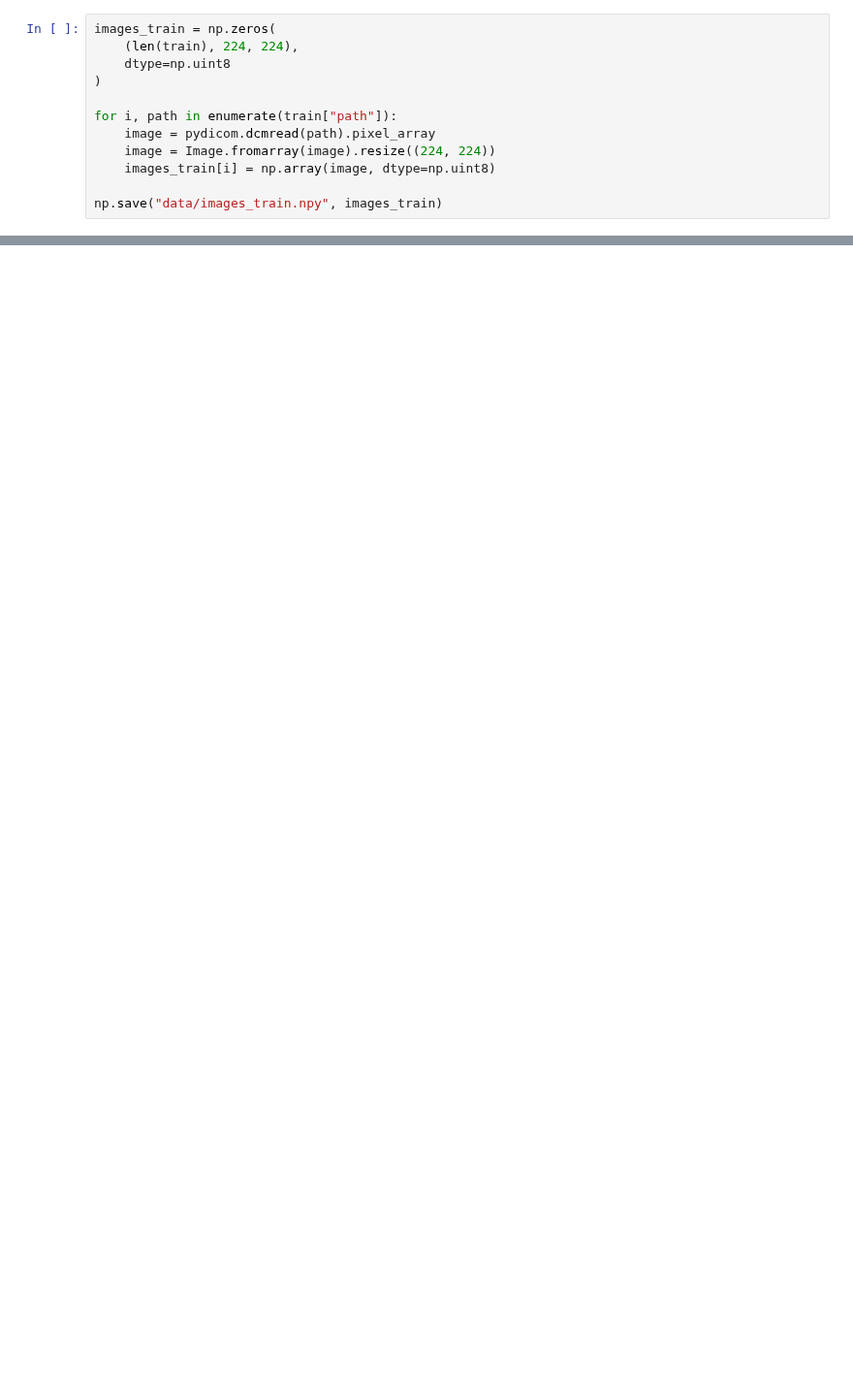
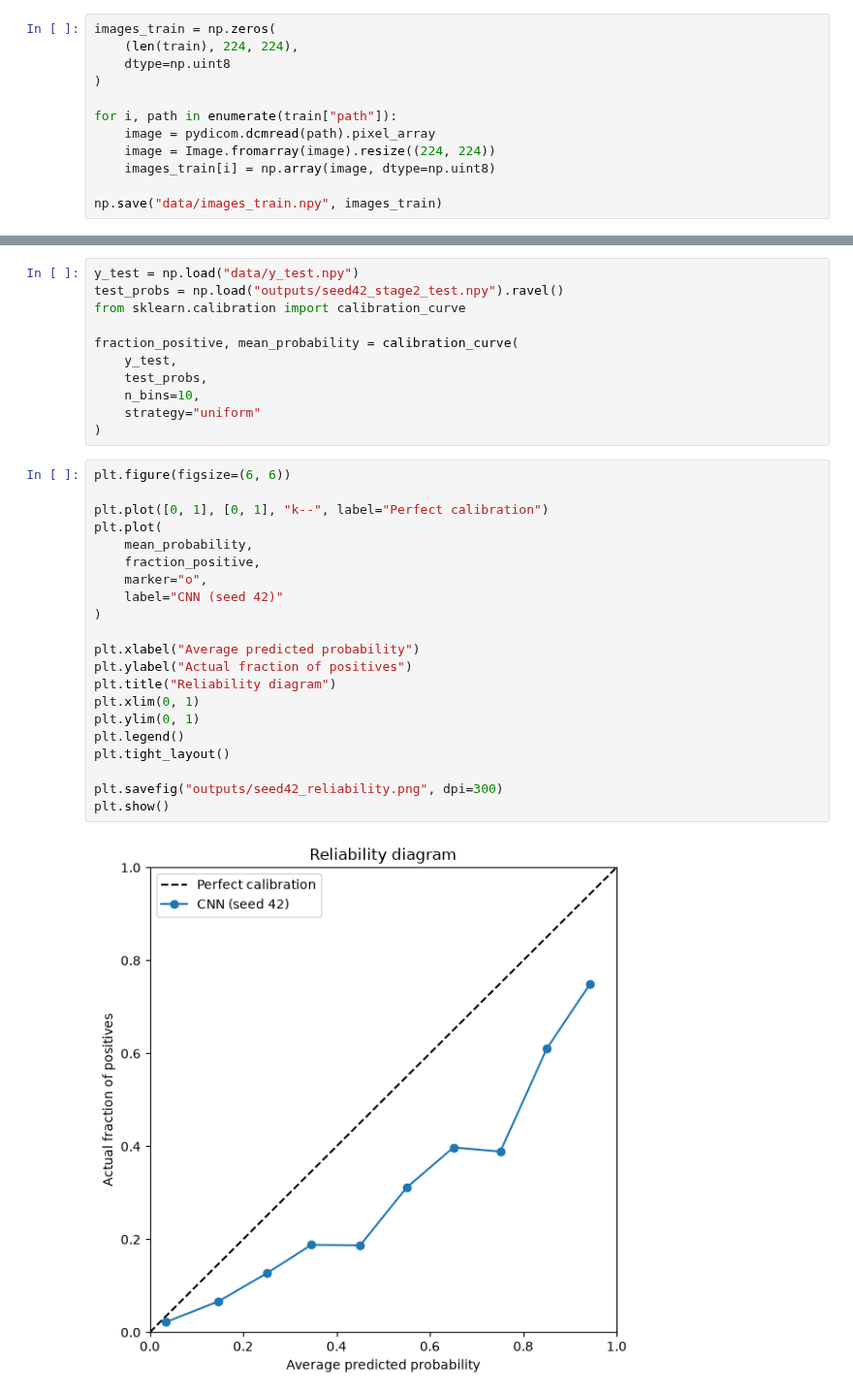
Before and after one commit to blackeyh/medical_imaging_assginment1, a Jupyter notebook: 25011143_ENG2440_A1.ipynb, the cells around one changed output, grey strips where cells are left out. Shown at 97% size. Drawn from its saved outputs; the diff is of its cells as text; blank space fills up the shorter version.

```diff
--- a/25011143_ENG2440_A1.ipynb
+++ b/25011143_ENG2440_A1.ipynb
@@ -898,0 +1471,34 @@ KeyboardInterrupt:
+# %%
+y_test = np.load("data/y_test.npy")
+test_probs = np.load("outputs/seed42_stage2_test.npy").ravel()
+from sklearn.calibration import calibration_curve
+
+fraction_positive, mean_probability = calibration_curve(
+    y_test,
+    test_probs,
+    n_bins=10,
+    strategy="uniform"
+)
+# %%
+plt.figure(figsize=(6, 6))
+
+plt.plot([0, 1], [0, 1], "k--", label="Perfect calibration")
+plt.plot(
+    mean_probability,
+    fraction_positive,
+    marker="o",
+    label="CNN (seed 42)"
+)
+
+plt.xlabel("Average predicted probability")
+plt.ylabel("Actual fraction of positives")
+plt.title("Reliability diagram")
+plt.xlim(0, 1)
+plt.ylim(0, 1)
+plt.legend()
+plt.tight_layout()
+
+plt.savefig("outputs/seed42_reliability.png", dpi=300)
+plt.show()
+# %% [output]
+[figure, added]
```
Also changed, not shown: parts of 53 cells of this notebook.
